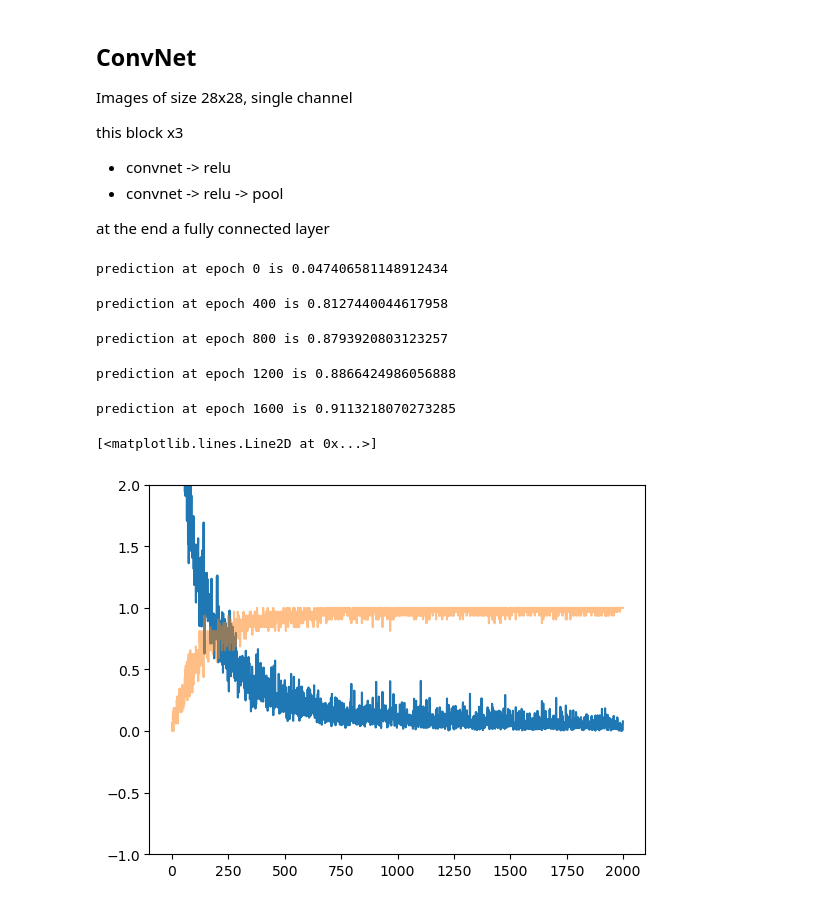
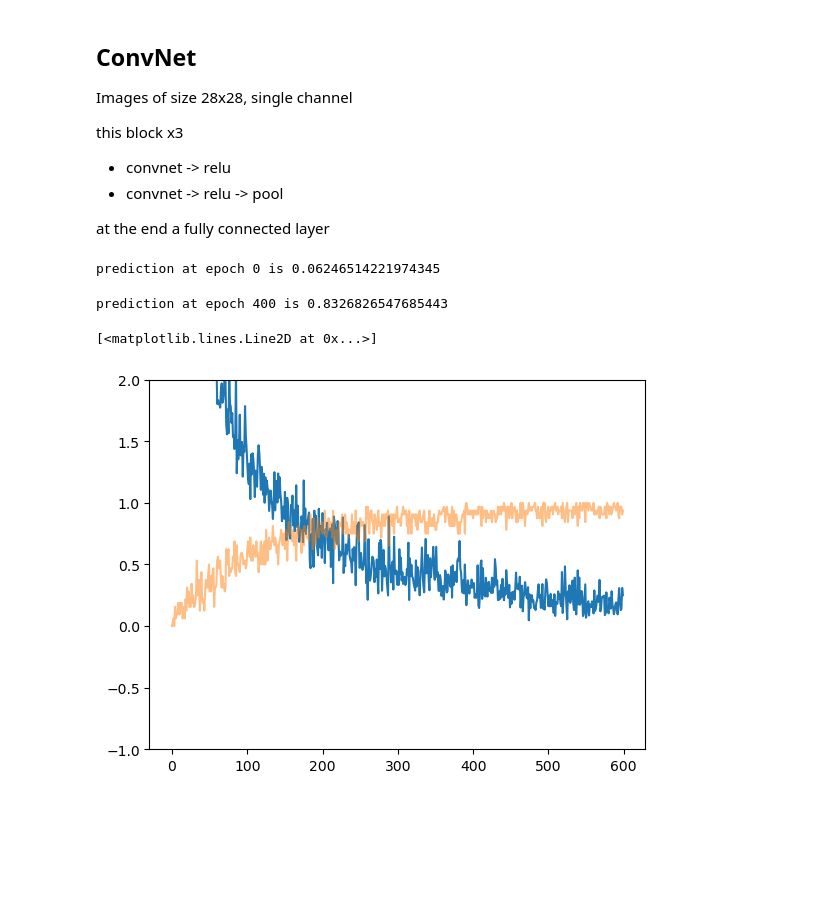
Before and after one commit to TAOGenna/ai-notebooks-implementations, a Jupyter notebook: mnsit_convolutional_network.ipynb, the cells around one changed output. Saved outputs shown, nothing was run; the diff lists cells and outputs as text; code cells hidden in the pictures; blank space fills up the shorter version.

```diff
--- a/mnsit_convolutional_network.ipynb
+++ b/mnsit_convolutional_network.ipynb
@@ -123,7 +123,7 @@ losses, accuracies = [], []
 BS = 32
 
 # training loop
-loop_tam = 2000
+loop_tam = 600
 for i in (t := trange(loop_tam)):
     # select a batch of size BS
     samp = np.random.randint(0,X_train.shape[0], size = (BS))
@@ -135,40 +135,37 @@ for i in (t := trange(loop_tam)):
     # perform forward pass
     out = model(X)
 
     # we want to the see the accuracy of the model as we progress with the iterations
     cat = torch.argmax(out,dim=1)
     accuracy = (cat == Y).float().mean()
 
     loss = loss_function(out, Y)
 
     # performa backward pass
     loss.backward()
     optim.step()
 
     # output some info
     loss, accuracy = loss.item(), accuracy.item()
     losses.append(loss)
     accuracies.append(accuracy)
     t.set_description(f"Loss: {loss:.2f}, accuracy: {accuracy:.2f}")
 
     if i%400==0:
         # Evaluation
         Y_test_pred = torch.argmax(model(torch.tensor(X_test).float()), dim=1).numpy()
         inter_pred = (Y_test == Y_test_pred).mean()
         print(f'prediction at epoch {i} is {inter_pred}')
 
 
 plt.ylim(-1,2)
 plot(losses)
 plot(accuracies, alpha = 0.5)
 # %% [output]
-prediction at epoch 0 is 0.047406581148912434
+prediction at epoch 0 is 0.06246514221974345
-prediction at epoch 400 is 0.8127440044617958
+prediction at epoch 400 is 0.8326826547685443
-prediction at epoch 800 is 0.8793920803123257
+[<matplotlib.lines.Line2D at 0x...>]
-prediction at epoch 1200 is 0.8866424986056888
-prediction at epoch 1600 is 0.9113218070273285
-[<matplotlib.lines.Line2D at 0x...>]
-[figure, old version]
+[figure, new version]
 # %%
 # Evaluation
 Y_test_pred = torch.argmax(model(torch.tensor(X_test).float()), dim=1).numpy()
```
Also changed, not shown: parts of 1 cell of this notebook.
